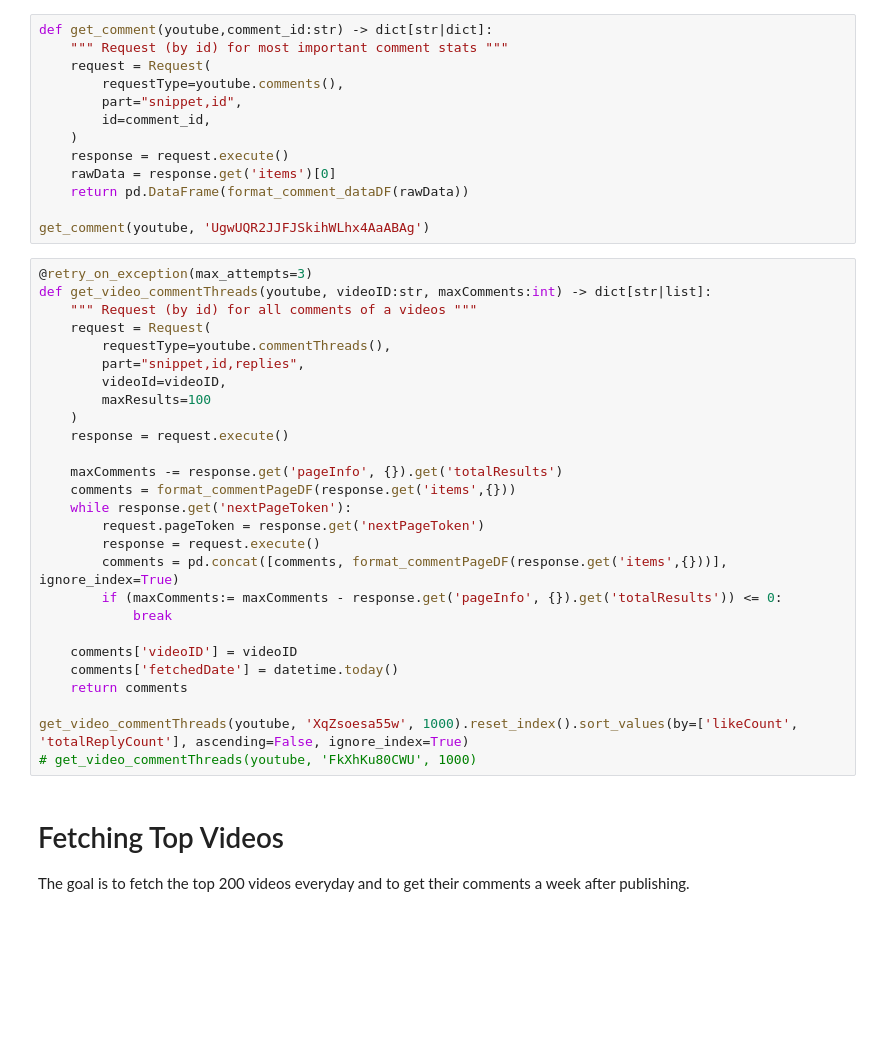
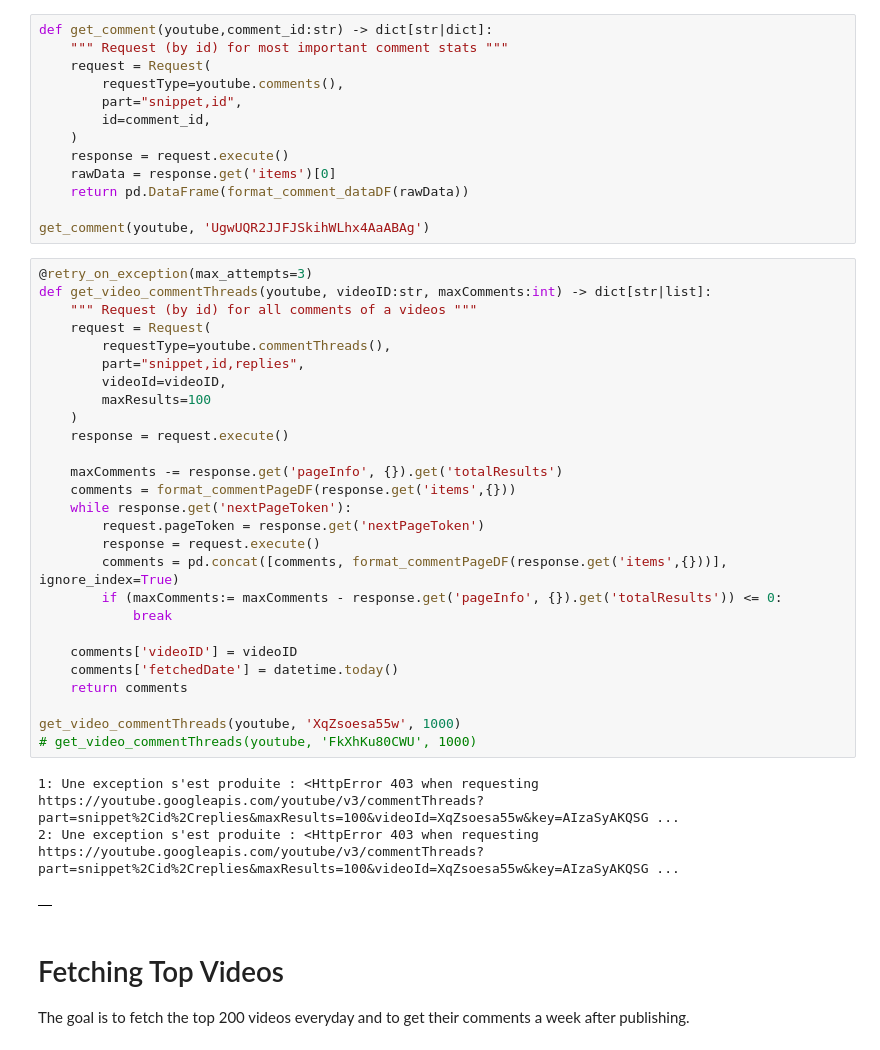
Before and after one commit to Myst4ke/yt-comment-analysis, a Jupyter notebook: main.ipynb, the cells around one changed output. Saved outputs shown, nothing was run; the diff lists cells and outputs as text; blank space fills up the shorter version.

```diff
--- a/main.ipynb
+++ b/main.ipynb
@@ -249,30 +269,34 @@ get_comment(youtube, 'UgwUQR2JJFJSkihWLhx4AaABAg')
 # %%
 @retry_on_exception(max_attempts=3)
 def get_video_commentThreads(youtube, videoID:str, maxComments:int) -> dict[str|list]:
     """ Request (by id) for all comments of a videos """
     request = Request(
         requestType=youtube.commentThreads(),
         part="snippet,id,replies",
         videoId=videoID,
         maxResults=100
     )
     response = request.execute()
 
     maxComments -= response.get('pageInfo', {}).get('totalResults')
     comments = format_commentPageDF(response.get('items',{}))
     while response.get('nextPageToken'):
         request.pageToken = response.get('nextPageToken')
         response = request.execute()
         comments = pd.concat([comments, format_commentPageDF(response.get('items',{}))], ignore_index=True)
         if (maxComments:= maxComments - response.get('pageInfo', {}).get('totalResults')) <= 0:
             break
 
     comments['videoID'] = videoID
     comments['fetchedDate'] = datetime.today()
     return comments
 
-get_video_commentThreads(youtube, 'XqZsoesa55w', 1000).reset_index().sort_values(by=['likeCount', 'totalReplyCount'], ascending=False, ignore_index=True)
+get_video_commentThreads(youtube, 'XqZsoesa55w', 1000)
 # get_video_commentThreads(youtube, 'FkXhKu80CWU', 1000)
+# %% [output]
+1: Une exception s'est produite : <HttpError 403 when requesting https://youtube.googleapis.com/youtube/v3/commentThreads?part=snippet%2Cid%2Creplies&maxResults=100&videoId=XqZsoesa55w&key=AIzaSyAKQSG ...
+2: Une exception s'est produite : <HttpError 403 when requesting https://youtube.googleapis.com/youtube/v3/commentThreads?part=snippet%2Cid%2Creplies&maxResults=100&videoId=XqZsoesa55w&key=AIzaSyAKQSG ...
+|  |
 # %% [markdown]
 # Fetching Top Videos
 The goal is to fetch the top 200 videos everyday and to get their comments a week after publishing.
```
Also changed, not shown: parts of 8 cells of this notebook.
